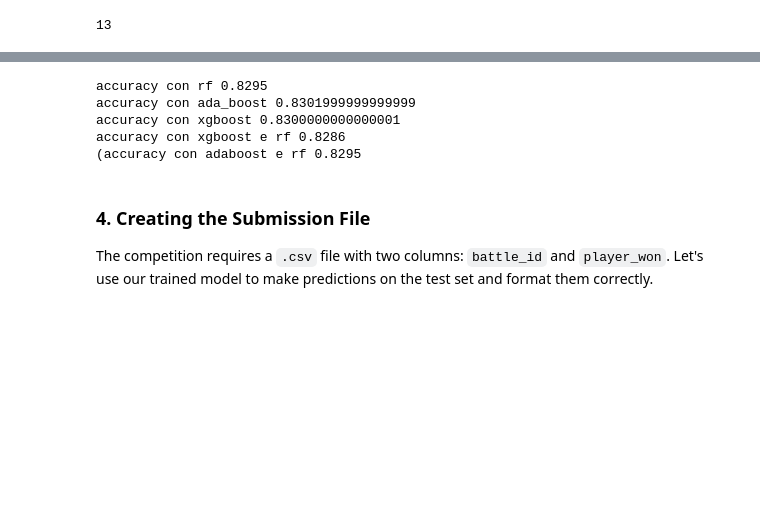
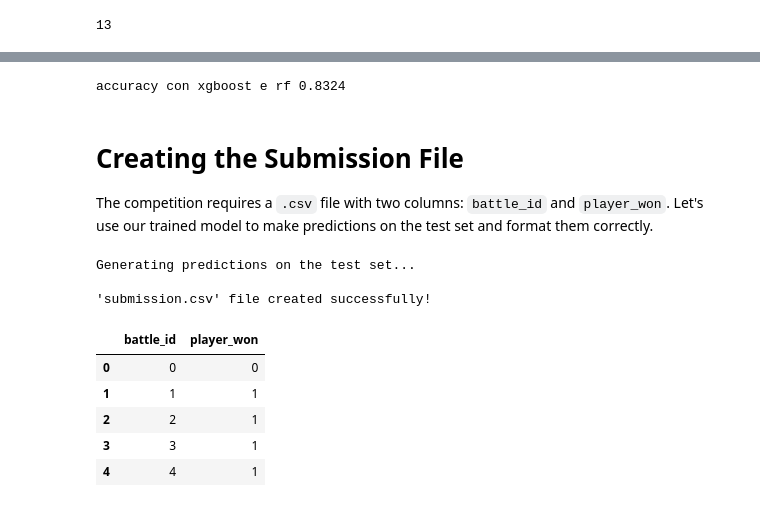
Before and after one commit to TommasoSbrenna/Challenge-FDS, a Jupyter notebook: notebook-definitivo.ipynb, the cells around one changed output, grey strips where cells are left out. Cells and saved outputs as stored; diff of their text form; code cells hidden in the pictures; blank space fills up the shorter version.

Commit message:
Kaggle Notebook | Notebook definitivo | 2nd final submission

```diff
--- a/notebook-definitivo.ipynb
+++ b/notebook-definitivo.ipynb
@@ -150,14 +136,12 @@ type_chart = np.array([
 type_chart_df = pd.DataFrame(type_chart, index=types, columns=types)
 # %%
 count_level = 0
-pokemon_not_level_100 = []
 for battle in train_data:
     squad = battle.get("p1_team_details")
     for pokemon in squad:
         level = pokemon.get("level")
         if level != 100:
             count_level += 1
-            pokemon_not_level_100.append(pokemon)
 print(count_level)
 # %% [output]
 13
@@ -611,0 +661,4 @@ X_test = test_df[features]
+# %%
+acc_knn = cross_val_score(KNeighborsClassifier(n_neighbors = 14), X_train_scaled, y_train, cv = 5).mean()
+print(acc_knn)
+knn_clf = KNeighborsClassifier(n_neighbors = 14)
@@ -1098,15 +716,0 @@ stacking_xgb = StackingClassifier(
-# %%
-param_grid = {
-    'final_estimator__C': [0.1, 1, 1.5, 2],
-    'final_estimator__penalty': ['l1', 'l2'],
-    'final_estimator__solver': ['liblinear', 'lbfgs']
-}
-
-grid_xgb = GridSearchCV(stacking_xgb, param_grid, scoring = ["roc_auc", "accuracy"], refit = "roc_auc",n_jobs = 4 , cv=5)
-grid_xgb.fit(X_train_scaled, y_train)
-predictions_stack_xgb = grid_xgb.best_estimator_.predict(X_test_scaled)
-
-
-xgb_results_df = pd.DataFrame(grid_xgb.cv_results_)
-best_idx = grid_xgb.best_index_
-acc_stacking_xgb = xgb_results_df.loc[best_idx, 'mean_test_accuracy']
@@ -1131,20 +717,3 @@ Traceback (most recent call last):
-# %%
-# con xgboost e random forest
-
-models = [
-    ("lr", log_clf),
-    ("xgb", xgb_clf),
-    ("knn", knn_clf),
-    ('rf', rf_clf)
-]
-
-meta_learner = LogisticRegression(random_state = 42, max_iter = 1000) # o best_log_reg?
-
-stacking_xgb_rf = StackingClassifier(
-    estimators=models,
-    final_estimator=meta_learner,
-    cv=5  # cross-validation for base model predictions
-)
 # %%
 param_grid = {
     'final_estimator__C': [0.1, 1, 1.5, 2],
@@ -1231,33 +750,34 @@ Traceback (most recent call last):
-# %%
-print(f"accuracy con rf {acc_stacking_rf}")
-print(f"accuracy con ada_boost {acc_stacking_ada}")
-print(f"accuracy con xgboost {acc_stacking_xgb}")
-print(f"accuracy con xgboost e rf {acc_stacking_xgb_rf}")
-print(f"(accuracy con adaboost e rf {acc_stacking_ada_rf}")
-# %% [output]
-accuracy con rf 0.8295
-accuracy con ada_boost 0.8301999999999999
-accuracy con xgboost 0.8300000000000001
-accuracy con xgboost e rf 0.8286
-(accuracy con adaboost e rf 0.8295
+# %%
+print(f"accuracy con xgboost e rf {acc_stacking_xgb_rf}")
+# %% [output]
+accuracy con xgboost e rf 0.8324
 # %% [markdown]
-### 4. Creating the Submission File
-
+# **Creating the Submission File**
 The competition requires a `.csv` file with two columns: `battle_id` and `player_won`. Let's use our trained model to make predictions on the test set and format them correctly.
 # %%
 # Make predictions on the test data
 print("Generating predictions on the test set...")
 #test_predictions = model.predict(X_test)
 
 # Create the submission DataFrame
 submission_df = pd.DataFrame({
     'battle_id': test_df['battle_id'],
     #'player_won': test_predictions
-    'player_won': predictions_vot_xgb_rf
+    'player_won': predictions_stack_xgb_rf
 })
 
 # Save the DataFrame to a .csv file
 submission_df.to_csv('submission.csv', index=False)
 
 print("\n'submission.csv' file created successfully!")
 display(submission_df.head())
+# %% [output]
+Generating predictions on the test set...
+
+'submission.csv' file created successfully!
+|  | battle_id | player_won |
+| 0 | 0 | 0 |
+| 1 | 1 | 1 |
+| 2 | 2 | 1 |
+| 3 | 3 | 1 |
+| 4 | 4 | 1 |
```
Also changed, not shown: parts of 58 cells of this notebook.
